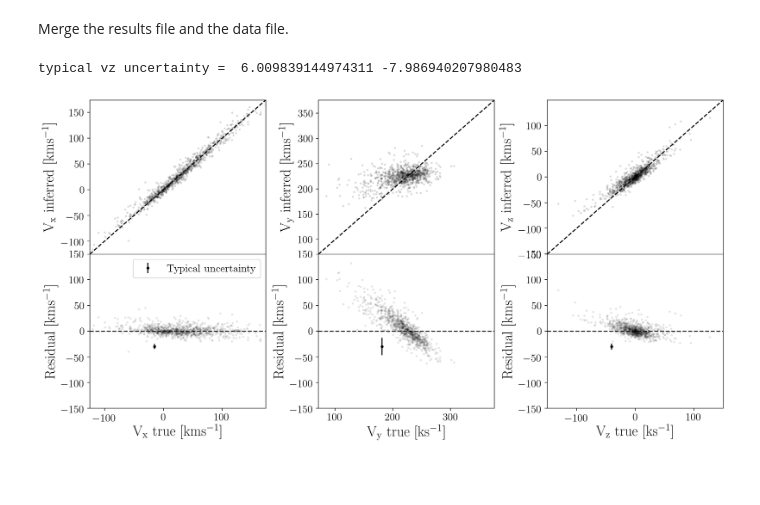
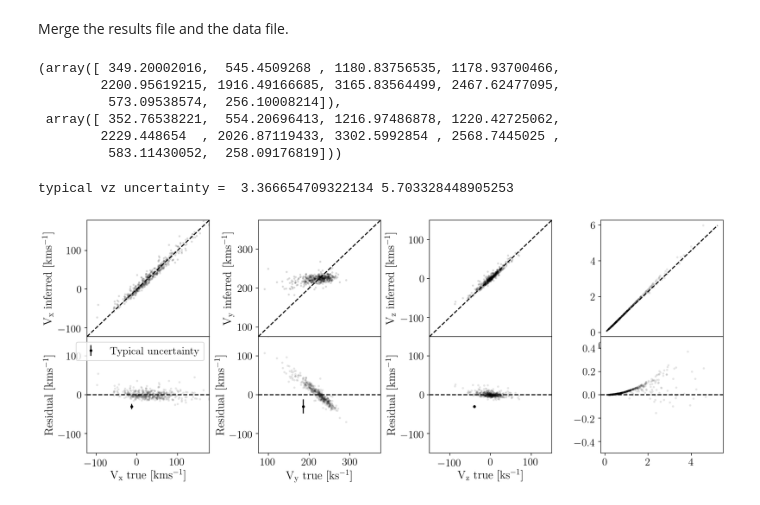
Before and after one commit to RuthAngus/kepler_kinematics, a Jupyter notebook: notebooks/Plot_residuals.ipynb, the cells around one changed output. Drawn from its saved outputs; the diff is of its cells as text; code cells hidden in the pictures; blank space fills up the shorter version.

Commit message:
futzing around with residuals

```diff
--- a/notebooks/Plot_residuals.ipynb
+++ b/notebooks/Plot_residuals.ipynb
@@ -28,52 +44,54 @@ results = pd.read_csv("../data/all_kepler_all.csv")
 # %% [markdown]
 Merge the results file and the data file.
 # %%
-adf = pd.merge(df, all_, on="kepid", how="right")
+adf = pd.merge(df, results, on="kepid", how="right")
 # %%
 def resid_plot(vx, vy, vz, vx_inferred, vy_inferred, vz_inferred, vx_inferred_err, vy_inferred_err, vz_inferred_err,
+               r_est, lndistance_inferred,
                ms=4, alpha=.1, box_size=150):
 
-    fig = plt.figure(figsize=(16, 8), dpi=200)
-    gs = gridspec.GridSpec(2, 3, hspace=.0, wspace=.3, height_ratios=[1, 1])
+    fig = plt.figure(figsize=(16, 6), dpi=200)
+#     gs = gridspec.GridSpec(2, 3, hspace=.0, wspace=.3, height_ratios=[1, 1])
+    gs = gridspec.GridSpec(2, 4, hspace=.0, wspace=.4, height_ratios=[1, 1])
 
-    # ax0 = fig.add_subplot(231)
     ax0 = plt.subplot(gs[0, 0])
     xlims = (np.median(vx) - box_size, np.median(vx_inferred) + box_size)
     ax0.plot(vx, vx_inferred, "k.", ms=ms, alpha=alpha, rasterized=True, zorder=0)
-    # xs = np.linspace(-100, 150, 100)
     xs = np.linspace(xlims[0], xlims[1], 100)
     plt.plot(xs, xs, "k", ls="--", zorder=1)
-    # ax0.set_ylim(-100, 150)
     ax0.set_ylim(xlims)
     ax0.set_xlim(xlims)
     ax0.set_ylabel("$\mathrm{V_x~inferred~[kms^{-1}]}$")
     ax0.set_xticklabels([])
 
-    # ax1 = fig.add_subplot(232)
     ax1 = plt.subplot(gs[0, 1])
     ylims = (np.median(vy) - box_size, np.median(vy_inferred) + box_size)
     ax1.plot(vy, vy_inferred, "k.", ms=ms, alpha=alpha, rasterized=True, zorder=0)
     xs = np.linspace(ylims[0], ylims[1], 100)
     plt.plot(xs, xs, "k", ls="--", zorder=1)
-    # ax1.set_ylim(180, 270)
     ax1.set_xlim(ylims)
     ax1.set_ylim(ylims)
     ax1.set_ylabel("$\mathrm{V_y~inferred~[kms^{-1}]}$")
     ax1.set_xticklabels([])
 
-    # ax2 = fig.add_subplot(233)
     ax2 = plt.subplot(gs[0, 2])
     zlims = (np.median(vz) - box_size, np.median(vz_inferred) + box_size)
     ax2.plot(vz, vz_inferred, "k.", ms=ms, alpha=alpha, rasterized=True, zorder=0)
     xs = np.linspace(zlims[0], zlims[1], 100)
     plt.plot(xs, xs, "k", ls="--", zorder=1)
-    # ax2.set_ylim(-50, 50)
     ax2.set_xlim(zlims)
     ax2.set_ylim(zlims)
     ax2.set_ylabel("$\mathrm{V_z~inferred~[kms^{-1}]}$");
     ax2.set_xticklabels([])
 
-    # ax3 = fig.add_subplot(234, sharex=ax0)
+    ax6 = plt.subplot(gs[0, 3])
+    ax6.plot(r_est, lndistance_inferred, "k.", ms=ms+2, mec="none", alpha=alpha, rasterized=True, zorder=0)
+    xs = np.linspace(min(lndistance_inferred), max(lndistance_inferred), 100)
+    ax6.plot(xs, xs, "k", ls="--", zorder=1)
+
+    # Residual panels
+    # ---------------------------------------------------------------------------------------------------
+
     ax3 = plt.subplot(gs[1, 0])
     ax3.plot(vx, vx_inferred - vx, "k.", ms=ms+2, mec="none", alpha=alpha, rasterized=True, zorder=0)
     ax3.errorbar(np.median(vx - 40), -30, yerr=np.median(vx_inferred_err), fmt="k.", label="$\mathrm{Typical~uncertainty}$")
@@ -81,11 +99,9 @@ def resid_plot(vx, vy, vz, vx_inferred, vy_inferred, vz_inferred, vx_inferred_er
     ax3.set_ylim(-box_size, box_size)
     ax3.set_xlim(xlims)
     ax3.set_xlabel("$\mathrm{V_x~true~[kms^{-1}]}$")
-    # ax3.set_ylabel("$\mathrm{V_{x, true} - V_{x, inferred}~[kms^{-1}]}$")
     ax3.set_ylabel("$\mathrm{Residual~[kms^{-1}]}$")
     ax3.legend()
 
-    # ax4 = fig.add_subplot(235, sharex=ax1)
     ax4 = plt.subplot(gs[1, 1])
     ax4.plot(vy, vy_inferred - vy, "k.", ms=ms+2, mec="none", alpha=alpha, rasterized=True, zorder=0)
     ax4.errorbar(np.median(vy - 40), -30, yerr=np.median(vy_inferred_err), fmt="k.")
@@ -93,10 +109,8 @@ def resid_plot(vx, vy, vz, vx_inferred, vy_inferred, vz_inferred, vx_inferred_er
     ax4.set_ylim(-box_size, box_size)
     ax4.set_xlim(ylims)
     ax4.set_xlabel("$\mathrm{V_y~true~[ks^{-1}]}$")
-    # ax4.set_ylabel("$\mathrm{V_{y, true} - V_{y, inferred}~[kms^{-1}]}$")
     ax4.set_ylabel("$\mathrm{Residual~[kms^{-1}]}$")
 
-    # ax5 = fig.add_subplot(236, sharex=ax2)
     ax5 = plt.subplot(gs[1, 2])
     ax5.plot(vz, vz_inferred - vz, "k.", ms=ms+2, mec="none", alpha=alpha, rasterized=True, zorder=0)
     ax5.errorbar(np.median(vz - 40), -30, yerr=np.median(vz_inferred_err), fmt="k.")
@@ -105,17 +119,33 @@ def resid_plot(vx, vy, vz, vx_inferred, vy_inferred, vz_inferred, vx_inferred_er
     ax5.set_ylim(-box_size, box_size)
     ax5.set_xlim(zlims)
     ax5.set_xlabel("$\mathrm{V_z~true~[ks^{-1}]}$")
-    # ax5.set_ylabel("$\mathrm{V_{z, true} - V_{z, inferred}~[kms^{-1}]}$");
     ax5.set_ylabel("$\mathrm{Residual~[kms^{-1}]}$")
 
+    ax6 = plt.subplot(gs[1, 3])
+    ax6.plot(r_est, lndistance_inferred-r_est, "k.", ms=ms+2, mec="none", alpha=alpha, rasterized=True, zorder=0)
+    ax6.axhline(0, color="k", ls="--", zorder=1)
+    ax6.set_ylim(-.5, .5)
+
     return fig
+# %%
+adf.r_est.values[:10], np.exp(adf.lndistance_inferred.values[:10])*1e3
+# %% [output]
+(array([ 349.20002016,  545.4509268 , 1180.83756535, 1178.93700466,
+        2200.95619215, 1916.49166685, 3165.83564499, 2467.62477095,
+         573.09538574,  256.10008214]),
+ array([ 352.76538221,  554.20696413, 1216.97486878, 1220.42725062,
+        2229.448654  , 2026.87119433, 3302.5992854 , 2568.7445025 ,
+         583.11430052,  258.09176819]))
 # %%
-fig = resid_plot(adf.vx, adf.vy, adf.vz, adf.vx_inferred, adf.vy_inferred, adf.vz_inferred,
-                 adf.vx_inferred_err, adf.vy_inferred_err, adf.vz_inferred_err)
+m = np.isfinite(adf.vx.values) & np.isfinite(adf.vy.values) & np.isfinite(adf.vz.values)
+fig = resid_plot(adf.vx.values[m], adf.vy.values[m], adf.vz.values[m], adf.vx_inferred.values[m],
+                 adf.vy_inferred.values[m], adf.vz_inferred.values[m], adf.vx_inferred_err.values[m],
+                 adf.vy_inferred_err.values[m], adf.vz_inferred_err.values[m],
+                 adf.r_est.values[m]*1e-3, np.exp(adf.lndistance_inferred.values[m]))
 
 plt.tight_layout()
-plt.savefig("../plots/residuals")
-plt.savefig("../paper/residuals.pdf")
+# plt.savefig("../plots/residuals")
+# plt.savefig("../paper/residuals.pdf")
 # %% [output]
-typical vz uncertainty =  6.009839144974311 -7.986940207980483
+typical vz uncertainty =  3.366654709322134 5.703328448905253
-[figure, old version]
+[figure, new version]
```
Also changed, not shown: parts of 3 cells of this notebook, 4 other files.
